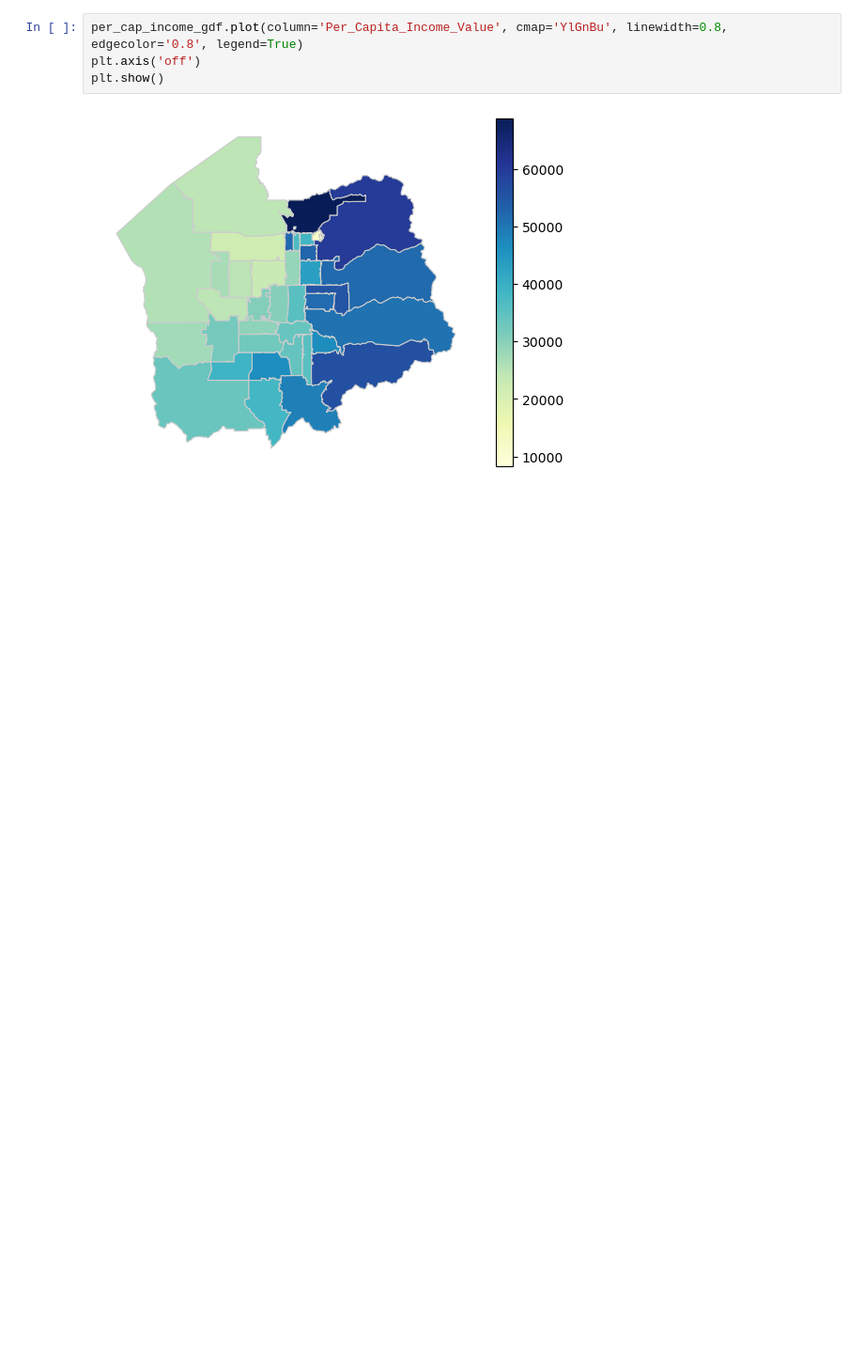
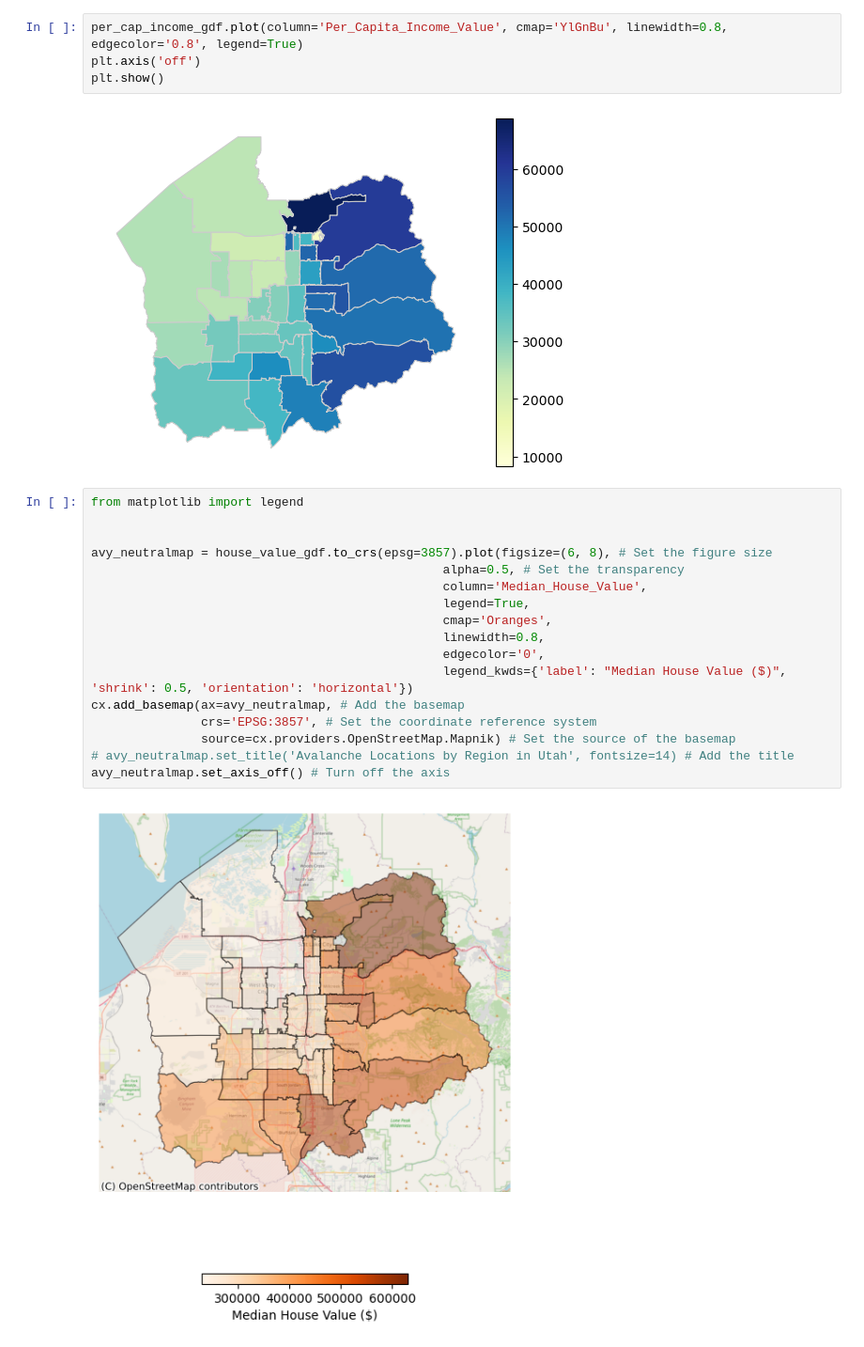
Before and after one commit to anth0nyhle/MobileAirQualitySLV, a Jupyter notebook: socioecon_maps.ipynb, the cells around one changed output. Shown at 94% size. Saved outputs shown, nothing was run; the diff lists cells and outputs as text; blank space fills up the shorter version.

Commit message:
Plot choropleth map on openstreetmap

```diff
--- a/socioecon_maps.ipynb
+++ b/socioecon_maps.ipynb
@@ -175,3 +176,22 @@ plt.axis('off')
 plt.show()
 # %% [output]
 [figure]
+# %%
+from matplotlib import legend
+
+
+avy_neutralmap = house_value_gdf.to_crs(epsg=3857).plot(figsize=(6, 8), # Set the figure size
+                                                alpha=0.5, # Set the transparency
+                                                column='Median_House_Value',
+                                                legend=True,
+                                                cmap='Oranges',
+                                                linewidth=0.8,
+                                                edgecolor='0',
+                                                legend_kwds={'label': "Median House Value ($)", 'shrink': 0.5, 'orientation': 'horizontal'})
+cx.add_basemap(ax=avy_neutralmap, # Add the basemap
+               crs='EPSG:3857', # Set the coordinate reference system
+               source=cx.providers.OpenStreetMap.Mapnik) # Set the source of the basemap
+# avy_neutralmap.set_title('Avalanche Locations by Region in Utah', fontsize=14) # Add the title
+avy_neutralmap.set_axis_off() # Turn off the axis
+# %% [output]
+[figure, added]
```
Also changed, not shown: parts of 1 cell of this notebook.
